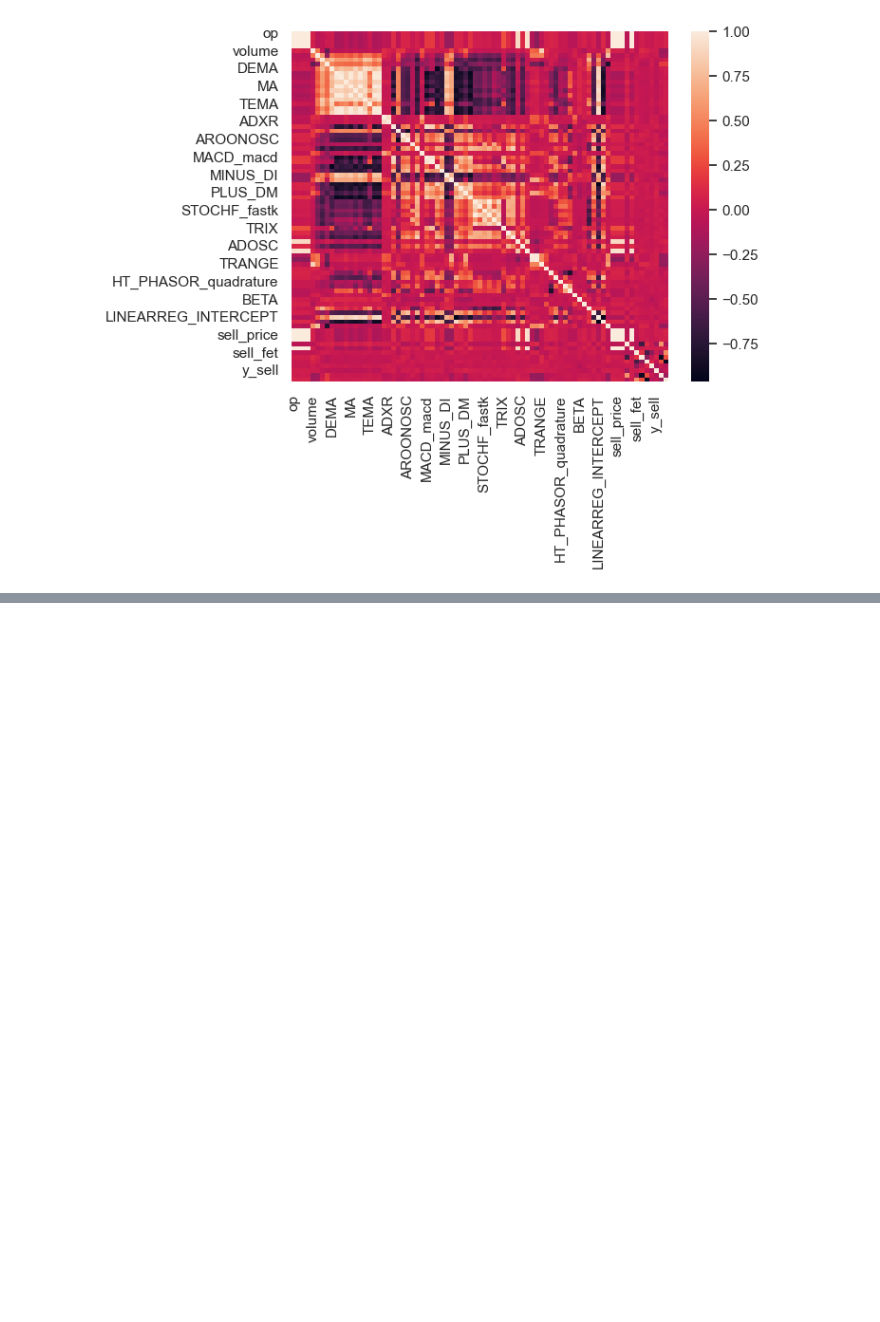
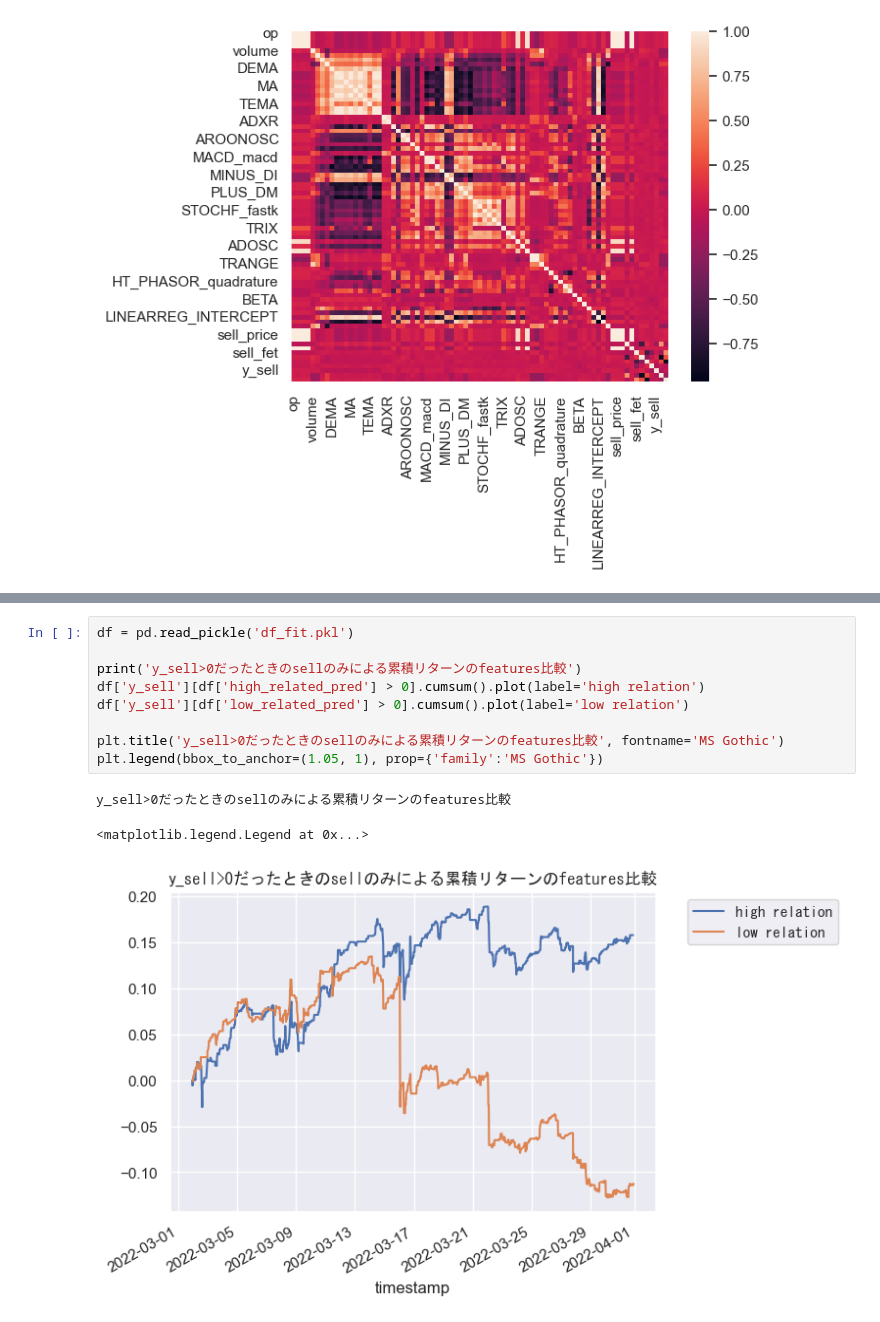
Before and after one commit to CosmoMax10/robin_mlbot_practice, a Jupyter notebook: features_engineering_practice.ipynb, the cells around one changed output, grey strips where cells are left out. Saved outputs shown, nothing was run; the diff lists cells and outputs as text; blank space fills up the shorter version.

```diff
--- a/features_engineering_practice.ipynb
+++ b/features_engineering_practice.ipynb
@@ -367,0 +405,13 @@ Length: 78, dtype: float64
+# %%
+df = pd.read_pickle('df_fit.pkl')
+
+print('y_sell>0だったときのsellのみによる累積リターンのfeatures比較')
+df['y_sell'][df['high_related_pred'] > 0].cumsum().plot(label='high relation')
+df['y_sell'][df['low_related_pred'] > 0].cumsum().plot(label='low relation')
+
+plt.title('y_sell>0だったときのsellのみによる累積リターンのfeatures比較', fontname='MS Gothic')
+plt.legend(bbox_to_anchor=(1.05, 1), prop={'family':'MS Gothic'})
+# %% [output]
+y_sell>0だったときのsellのみによる累積リターンのfeatures比較
+<matplotlib.legend.Legend at 0x...>
+[figure, added]
```
Also changed, not shown: parts of 7 cells of this notebook.
